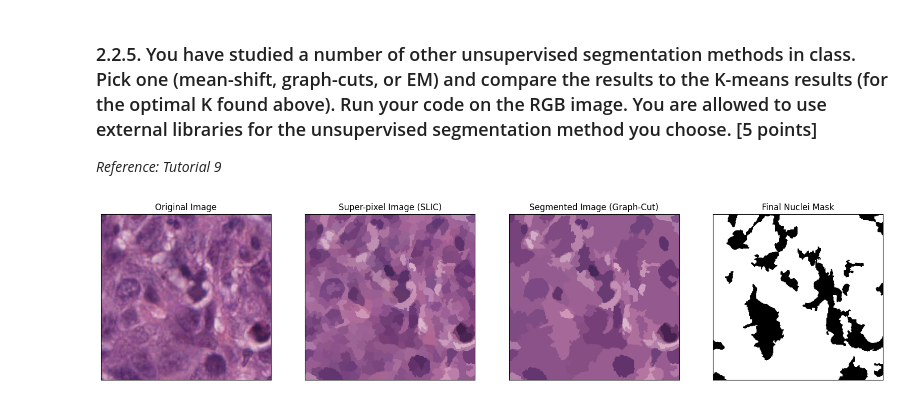
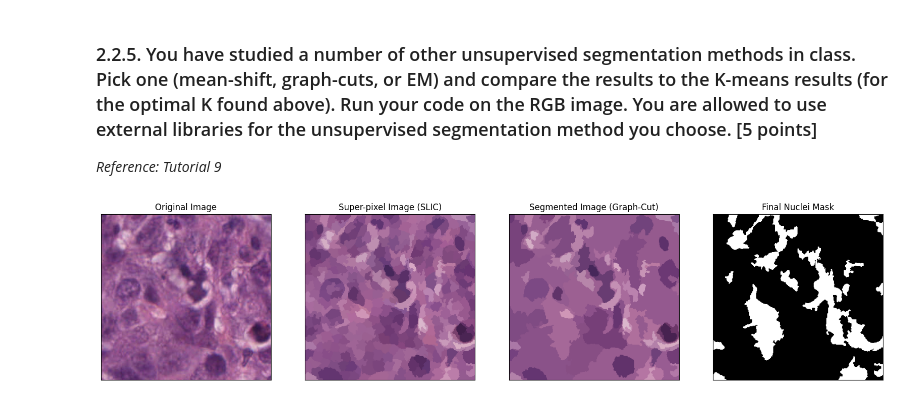
Before and after one commit to thirteenlizards/ecse-415, a Jupyter notebook: ECSE415_As3.ipynb, the cells around one changed output. Cells and saved outputs as stored; diff of their text form; code cells hidden in the pictures.

```diff
--- a/ECSE415_As3.ipynb
+++ b/ECSE415_As3.ipynb
@@ -1227,31 +1242,32 @@ for label in unique_labels:
 
     # Store the score for this label
     scores[label] = darkness + purple_bias
 
 # select all with above avg
 avg_score = np.mean(list(scores.values()))
 nuclei_labels = [l for l, s in scores.items() if s > avg_score]
 
 # Create the binary mask using all selected labels
 binary_mask = np.zeros(labels2.shape, dtype=np.uint8)
 for l in nuclei_labels:
     binary_mask[labels2 == l] = 255
+binary_mask = cv2.bitwise_not(binary_mask) # invert
 
 # 6. Display
 plt.figure(figsize=(20, 5))
 
 plt.subplot(141), plt.imshow(img)
 plt.title("Original Image"), plt.xticks([]), plt.yticks([])
 
 plt.subplot(142), plt.imshow(out1)
 plt.title("Super-pixel Image (SLIC)"), plt.xticks([]), plt.yticks([])
 
 plt.subplot(143), plt.imshow(out2)
 plt.title("Segmented Image (Graph-Cut)"), plt.xticks([]), plt.yticks([])
 
 plt.subplot(144), plt.imshow(binary_mask, cmap='gray')
 plt.title("Final Nuclei Mask"), plt.xticks([]), plt.yticks([])
 
 plt.show()
 # %% [output]
-[figure, old version]
+[figure, new version]
```
Also changed, not shown: parts of 4 cells of this notebook.
